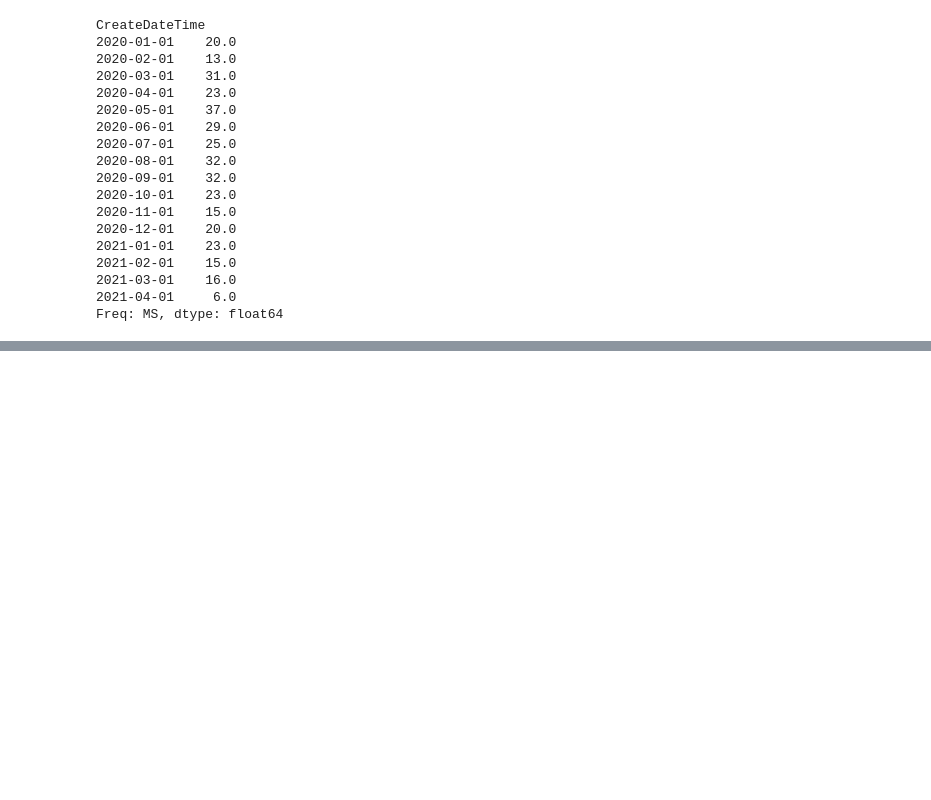
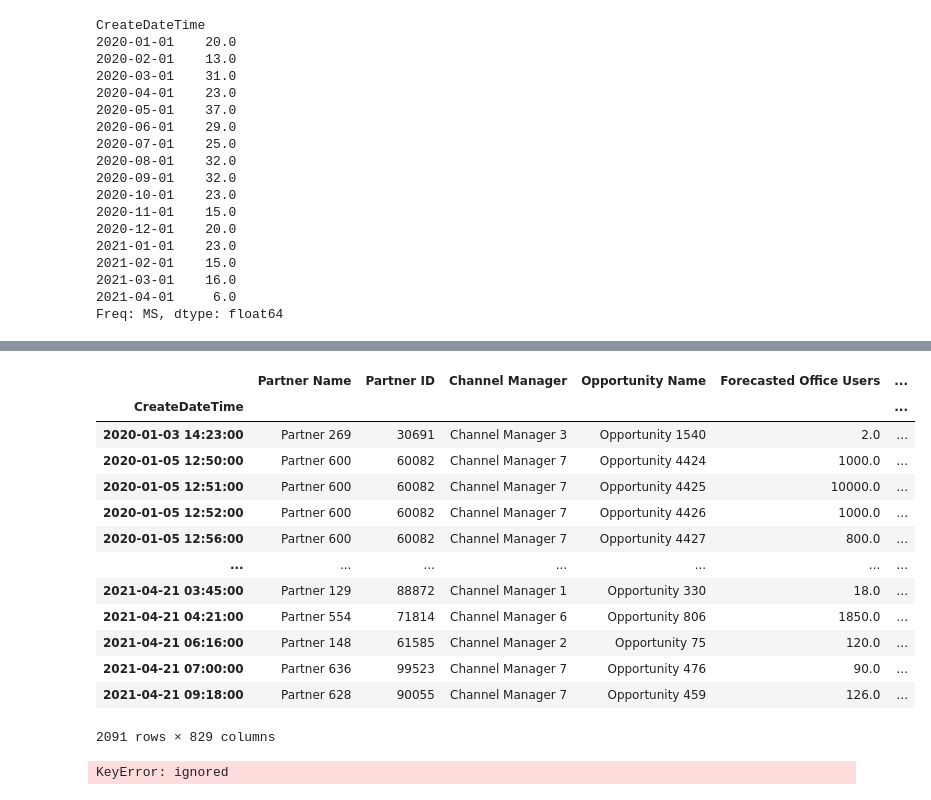
Before and after one commit to minthammock-development/Technical-Assignments, a Jupyter notebook: RingCentral_Workbook.ipynb, the cells around one changed output, grey strips where cells are left out. Cells and saved outputs as stored; diff of their text form; code cells hidden in the pictures; blank space fills up the shorter version.

```diff
--- a/RingCentral_Workbook.ipynb
+++ b/RingCentral_Workbook.ipynb
@@ -226,0 +377,22 @@ fig5.show()
+# %%
+df
+# %% [output]
+|  | Partner Name | Partner ID | Channel Manager | Opportunity Name | Forecasted Office Users | ... |
+| CreateDateTime |  |  |  |  |  | ... |
+| 2020-01-03 14:23:00 | Partner 269 | 30691 | Channel Manager 3 | Opportunity 1540 | 2.0 | ... |
+| 2020-01-05 12:50:00 | Partner 600 | 60082 | Channel Manager 7 | Opportunity 4424 | 1000.0 | ... |
+| 2020-01-05 12:51:00 | Partner 600 | 60082 | Channel Manager 7 | Opportunity 4425 | 10000.0 | ... |
+| 2020-01-05 12:52:00 | Partner 600 | 60082 | Channel Manager 7 | Opportunity 4426 | 1000.0 | ... |
+| 2020-01-05 12:56:00 | Partner 600 | 60082 | Channel Manager 7 | Opportunity 4427 | 800.0 | ... |
+| ... | ... | ... | ... | ... | ... | ... |
+| 2021-04-21 03:45:00 | Partner 129 | 88872 | Channel Manager 1 | Opportunity 330 | 18.0 | ... |
+| 2021-04-21 04:21:00 | Partner 554 | 71814 | Channel Manager 6 | Opportunity 806 | 1850.0 | ... |
+| 2021-04-21 06:16:00 | Partner 148 | 61585 | Channel Manager 2 | Opportunity 75 | 120.0 | ... |
+| 2021-04-21 07:00:00 | Partner 636 | 99523 | Channel Manager 7 | Opportunity 476 | 90.0 | ... |
+| 2021-04-21 09:18:00 | Partner 628 | 90055 | Channel Manager 7 | Opportunity 459 | 126.0 | ... |
+2091 rows × 829 columns
+# %%
+top25 = list(df['Partner Name'].value_counts()[:25].index)
+dfQuarter['Partner 506']
+# %% [output]
+KeyError: ignored
```
Also changed, not shown: parts of 13 cells of this notebook.
